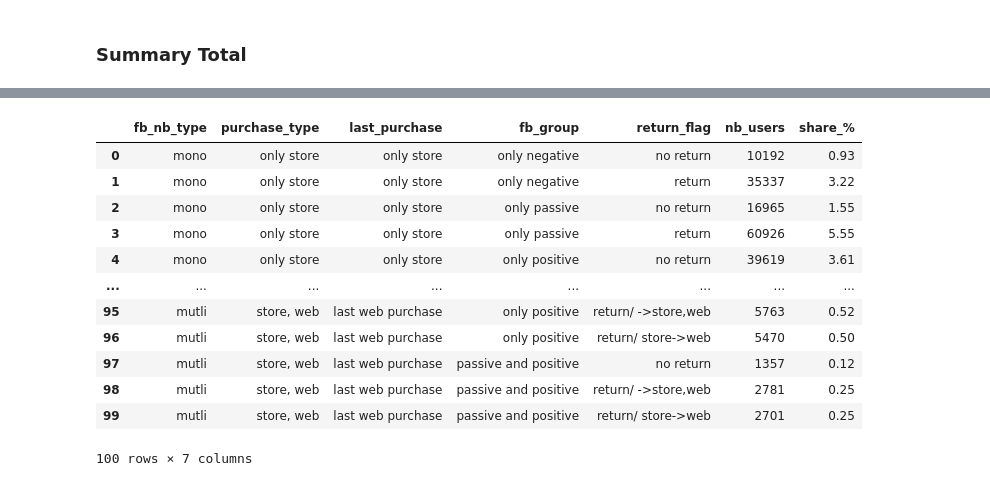
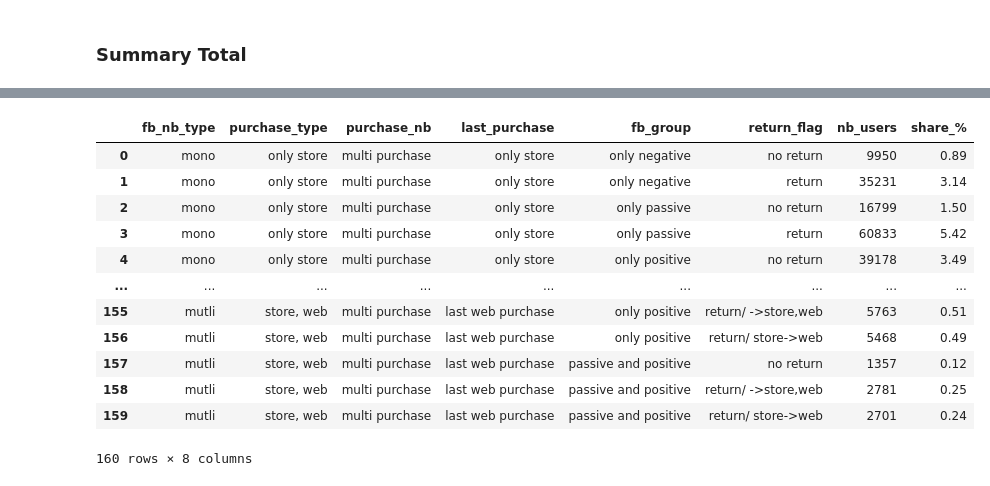
Before and after one commit to erezanovich/customer-care-analytics, a Jupyter notebook: analytics.ipynb, the cells around one changed output, grey strips where cells are left out. Cells and saved outputs as stored; diff of their text form; code cells hidden in the pictures.

Commit message:
users upd

```diff
--- a/analytics.ipynb
+++ b/analytics.ipynb
@@ -413,0 +432,17 @@ print('% of customers with purchases and NPS: ', (df_s_nps['user_id'].nunique()/
+# %%
+#quality check store
+def q_check(df):
+    #ordinary cases
+    if ((~pd.isna(df['nb_carts_store'])) and (~pd.isna(df['amount_to_store'])) and (~pd.isna(df['qty_store']))) or \
+        (pd.isna(df['nb_carts_store']) and pd.isna(df['amount_to_store']) and pd.isna(df['qty_store'])) or \
+        ((~pd.isna(df['nb_carts_web'])) and (~pd.isna(df['amount_to_web'])) and (~pd.isna(df['qty_web']))) or \
+        (pd.isna(df['nb_carts_web']) and pd.isna(df['amount_to_web']) and pd.isna(df['qty_web'])) or \
+        (((~pd.isna(df['nb_carts_store'])) and (~pd.isna(df['amount_to_store'])) and (~pd.isna(df['qty_store']))) and \
+        ((~pd.isna(df['nb_carts_web'])) and (~pd.isna(df['amount_to_web'])) and (~pd.isna(df['qty_web'])))):
+        return 1
+    # return the items cases
+    elif ((~pd.isna(df['nb_carts_store'])) and pd.isna(df['amount_to_store']) and pd.isna(df['qty_store'])) or\
+         ((~pd.isna(df['nb_carts_web'])) and pd.isna(df['amount_to_web']) and pd.isna(df['qty_web'])):
+        return 2
+    else:
+        return 0
@@ -413,0 +451,2 @@ print('% of customers with purchases and NPS: ', (df_s_nps['user_id'].nunique()/
+# %%
+df_s_6['q_ch'] = df_s_6.apply(q_check, axis=1)
@@ -499,0 +556,8 @@ df_s_nps_gr['share_%'] = (df_s_nps_gr['nb_users'] / df_s_nps_gr['nb_users'].sum(
+# %%
+def nb_purchase(df):
+    if (df['nb_carts_store']+df['nb_carts_web'])>1:
+        return "multi purchase"
+    else:
+        return "mono purchase"
+# %%
+df_s_6['purchase_nb'] = df_s_6.apply(nb_purchase, axis=1)
@@ -605,23 +780,23 @@ df_s_nps_gr
 # %%
-df_s_nps_res = df_s_6.groupby(['fb_nb_type', 'purchase_type', 'last_purchase', 'fb_group',\
+df_s_nps_res = df_s_6.groupby(['fb_nb_type', 'purchase_type','purchase_nb', 'last_purchase', 'fb_group',\
                                 'return_flag'])['user_id'].nunique().reset_index()
-df_s_nps_res.columns = ['fb_nb_type', 'purchase_type', 'last_purchase','fb_group', 'return_flag', 'nb_users']
+df_s_nps_res.columns = ['fb_nb_type', 'purchase_type', 'purchase_nb', 'last_purchase','fb_group', 'return_flag', 'nb_users']
 df_s_nps_res['share_%'] = (df_s_nps_res['nb_users'] / df_s_nps_res['nb_users'].sum()*100).round(2)
 df_s_nps_res
 # %% [output]
-|  | fb_nb_type | purchase_type | last_purchase | fb_group | return_flag | nb_users | share_% |
-| 0 | mono | only store | only store | only negative | no return | 10192 | 0.93 |
-| 1 | mono | only store | only store | only negative | return | 35337 | 3.22 |
-| 2 | mono | only store | only store | only passive | no return | 16965 | 1.55 |
-| 3 | mono | only store | only store | only passive | return | 60926 | 5.55 |
-| 4 | mono | only store | only store | only positive | no return | 39619 | 3.61 |
-| ... | ... | ... | ... | ... | ... | ... | ... |
-| 95 | mutli | store, web | last web purchase | only positive | return/ ->store,web | 5763 | 0.52 |
-| 96 | mutli | store, web | last web purchase | only positive | return/ store->web | 5470 | 0.50 |
-| 97 | mutli | store, web | last web purchase | passive and positive | no return | 1357 | 0.12 |
-| 98 | mutli | store, web | last web purchase | passive and positive | return/ ->store,web | 2781 | 0.25 |
-| 99 | mutli | store, web | last web purchase | passive and positive | return/ store->web | 2701 | 0.25 |
+|  | fb_nb_type | purchase_type | purchase_nb | last_purchase | fb_group | return_flag | nb_users | share_% |
+| 0 | mono | only store | multi purchase | only store | only negative | no return | 9950 | 0.89 |
+| 1 | mono | only store | multi purchase | only store | only negative | return | 35231 | 3.14 |
+| 2 | mono | only store | multi purchase | only store | only passive | no return | 16799 | 1.50 |
+| 3 | mono | only store | multi purchase | only store | only passive | return | 60833 | 5.42 |
+| 4 | mono | only store | multi purchase | only store | only positive | no return | 39178 | 3.49 |
+| ... | ... | ... | ... | ... | ... | ... | ... | ... |
+| 155 | mutli | store, web | multi purchase | last web purchase | only positive | return/ ->store,web | 5763 | 0.51 |
+| 156 | mutli | store, web | multi purchase | last web purchase | only positive | return/ store->web | 5468 | 0.49 |
+| 157 | mutli | store, web | multi purchase | last web purchase | passive and positive | no return | 1357 | 0.12 |
+| 158 | mutli | store, web | multi purchase | last web purchase | passive and positive | return/ ->store,web | 2781 | 0.25 |
+| 159 | mutli | store, web | multi purchase | last web purchase | passive and positive | return/ store->web | 2701 | 0.24 |
-100 rows × 7 columns
+160 rows × 8 columns
 # %%
 df_s_nps_res[df_s_nps_res['return_flag']=='no return'].sort_values(by='share_%', ascending=False)
 # %% [output]
```
Also changed, not shown: parts of 47 cells of this notebook, 2 other files.
